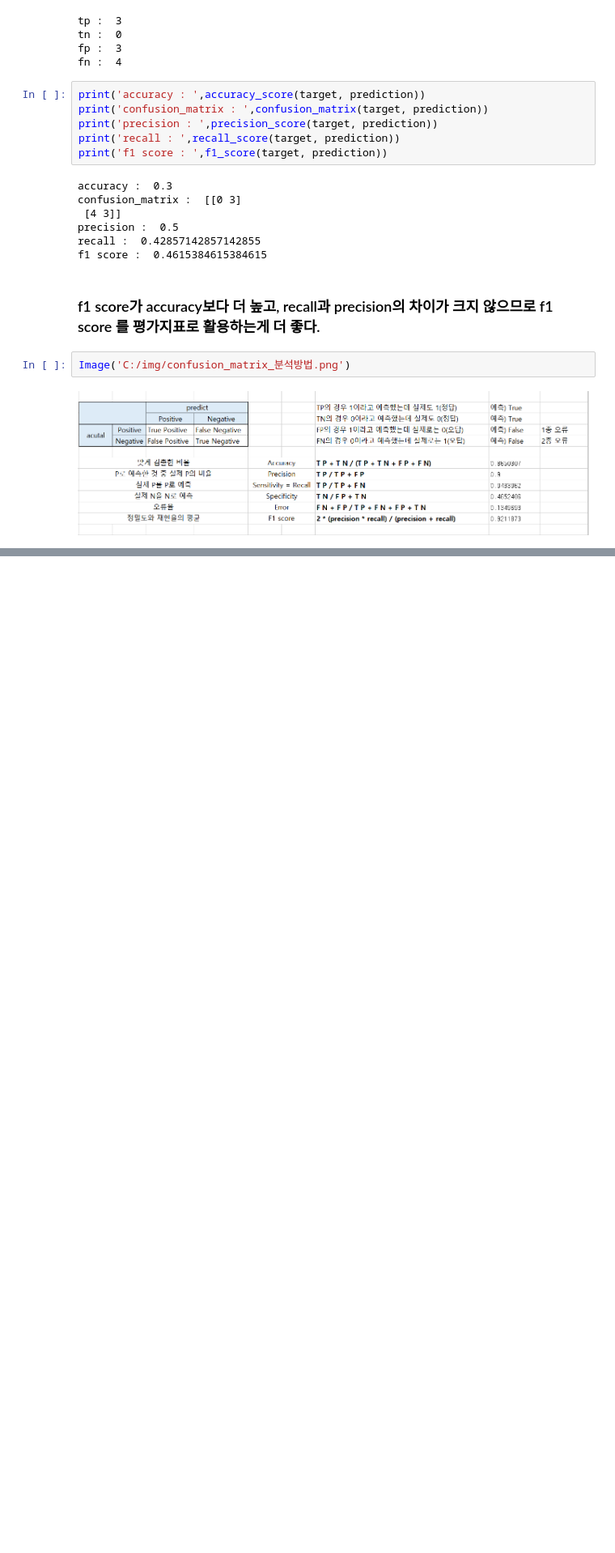
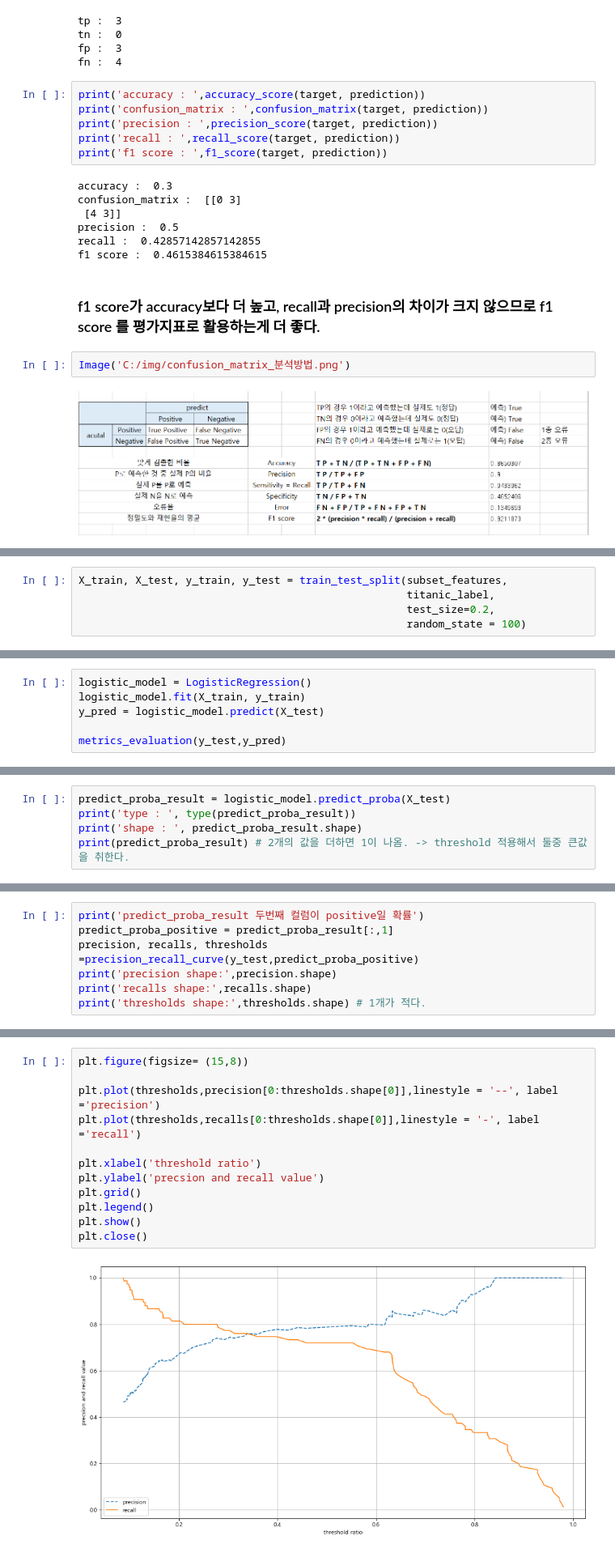
Before and after one commit to suyeondev/TIL, a Jupyter notebook: Python/sklearn/ml_sklearn[04].ipynb, the cells around one changed output, grey strips where cells are left out. Shown at 81% size. Drawn from its saved outputs; the diff is of its cells as text; blank space fills up the shorter version.

```diff
--- a/Python/sklearn/ml_sklearn[04].ipynb
+++ b/Python/sklearn/ml_sklearn[04].ipynb
@@ -138,0 +572,5 @@ Image('C:/img/confusion_matrix_분석방법.png')
+# %%
+X_train, X_test, y_train, y_test = train_test_split(subset_features,
+                                                    titanic_label,
+                                                    test_size=0.2,
+                                                    random_state = 100)
@@ -138,0 +581,6 @@ Image('C:/img/confusion_matrix_분석방법.png')
+# %%
+logistic_model = LogisticRegression()
+logistic_model.fit(X_train, y_train)
+y_pred = logistic_model.predict(X_test)
+
+metrics_evaluation(y_test,y_pred)
@@ -138,0 +596,5 @@ Image('C:/img/confusion_matrix_분석방법.png')
+# %%
+predict_proba_result = logistic_model.predict_proba(X_test)
+print('type : ', type(predict_proba_result))
+print('shape : ', predict_proba_result.shape)
+print(predict_proba_result) # 2개의 값을 더하면 1이 나옴. -> threshold 적용해서 둘중 큰값을 취한다.
@@ -138,0 +702,7 @@ Image('C:/img/confusion_matrix_분석방법.png')
+# %%
+print('predict_proba_result 두번째 컬럼이 positive일 확률')
+predict_proba_positive = predict_proba_result[:,1]
+precision, recalls, thresholds =precision_recall_curve(y_test,predict_proba_positive)
+print('precision shape:',precision.shape)
+print('recalls shape:',recalls.shape)
+print('thresholds shape:',thresholds.shape) # 1개가 적다.
@@ -138,0 +714,14 @@ Image('C:/img/confusion_matrix_분석방법.png')
+# %%
+plt.figure(figsize= (15,8))
+
+plt.plot(thresholds,precision[0:thresholds.shape[0]],linestyle = '--', label ='precision')
+plt.plot(thresholds,recalls[0:thresholds.shape[0]],linestyle = '-', label ='recall')
+
+plt.xlabel('threshold ratio')
+plt.ylabel('precsion and recall value')
+plt.grid()
+plt.legend()
+plt.show()
+plt.close()
+# %% [output]
+[figure, added]
```
Also changed, not shown: parts of 54 cells of this notebook.
